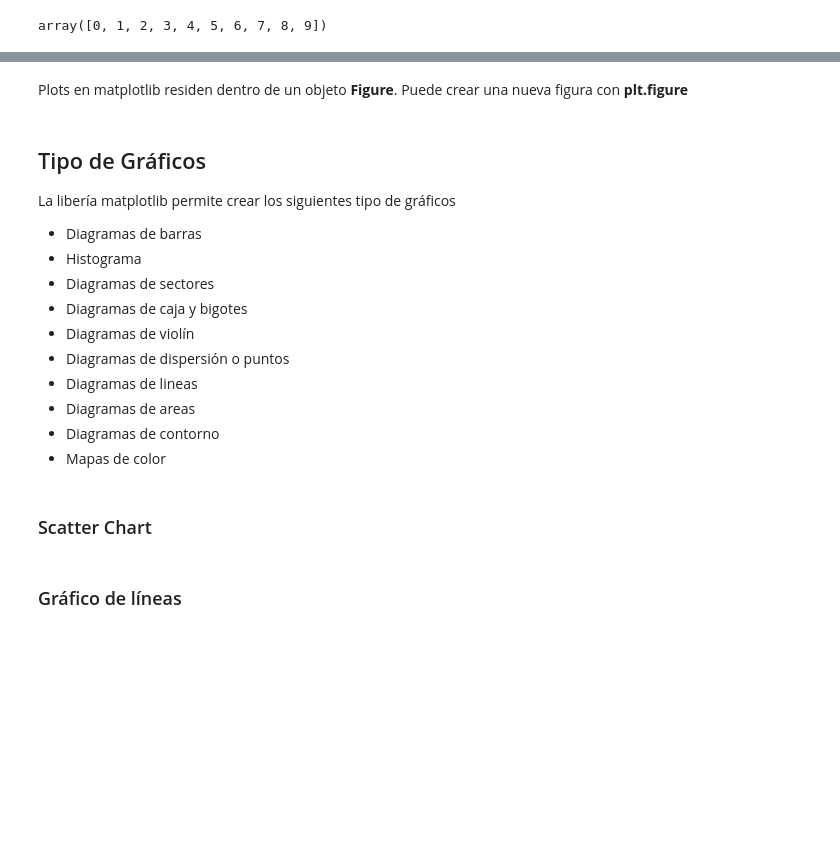
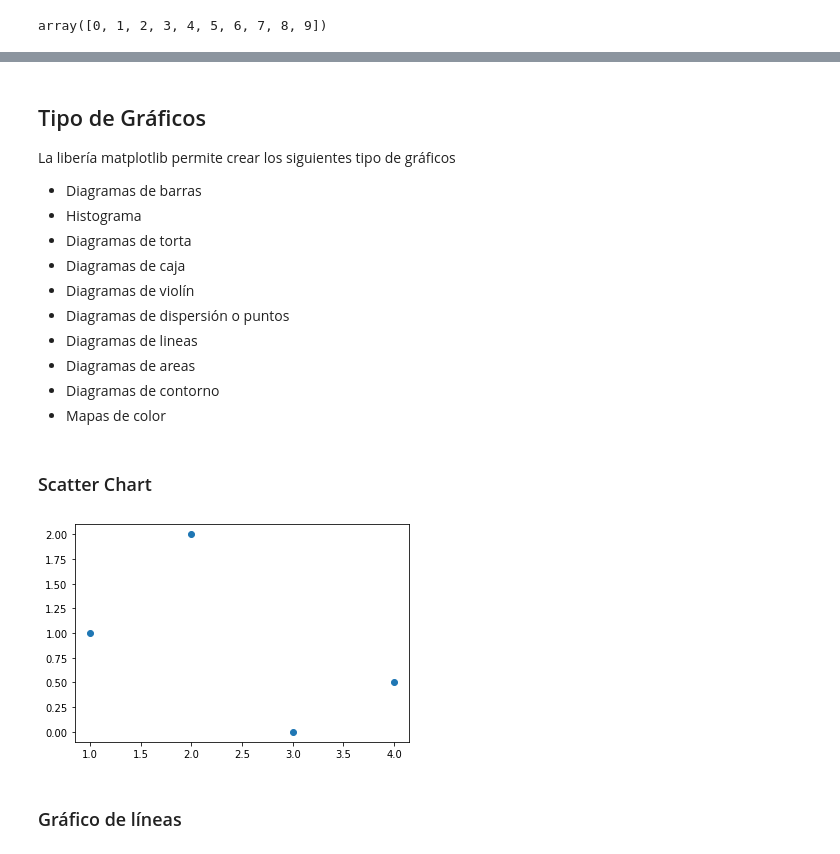
Before and after one commit to ri1965/DataScience, a Jupyter notebook: 1.Intro/9_Intro_Matplotib.ipynb, the cells around one changed output, grey strips where cells are left out. Saved outputs shown, nothing was run; the diff lists cells and outputs as text; code cells hidden in the pictures; blank space fills up the shorter version.

```diff
--- a/1.Intro/9_Intro_Matplotib.ipynb
+++ b/1.Intro/9_Intro_Matplotib.ipynb
@@ -63,3 +65,0 @@ plt.plot(data)
-# %% [markdown]
-Plots en matplotlib residen dentro de un objeto **Figure**. Puede crear una
-nueva figura con **plt.figure**
@@ -72,8 +70,8 @@ La libería matplotlib permite crear los siguientes tipo de gráficos
 
 * Diagramas de barras
 * Histograma
-* Diagramas de sectores
-* Diagramas de caja y bigotes
+* Diagramas de torta
+* Diagramas de caja
 * Diagramas de violín
 * Diagramas de dispersión o puntos
 * Diagramas de lineas
@@ -98,9 +98,12 @@ plt.show()
 ### Scatter Chart
 # %%
 import matplotlib.pyplot as plt
-fig, ax = plt.subplots()
+fig = plt.figure()
+ax = fig.subplots()
 ax.scatter([1, 2, 3, 4], [1, 2, 0, 0.5])
 plt.show()
+# %% [output]
+[figure, added]
 # %% [markdown]
 ### Gráfico de líneas
 # %%
```
Also changed, not shown: parts of 21 cells of this notebook.
